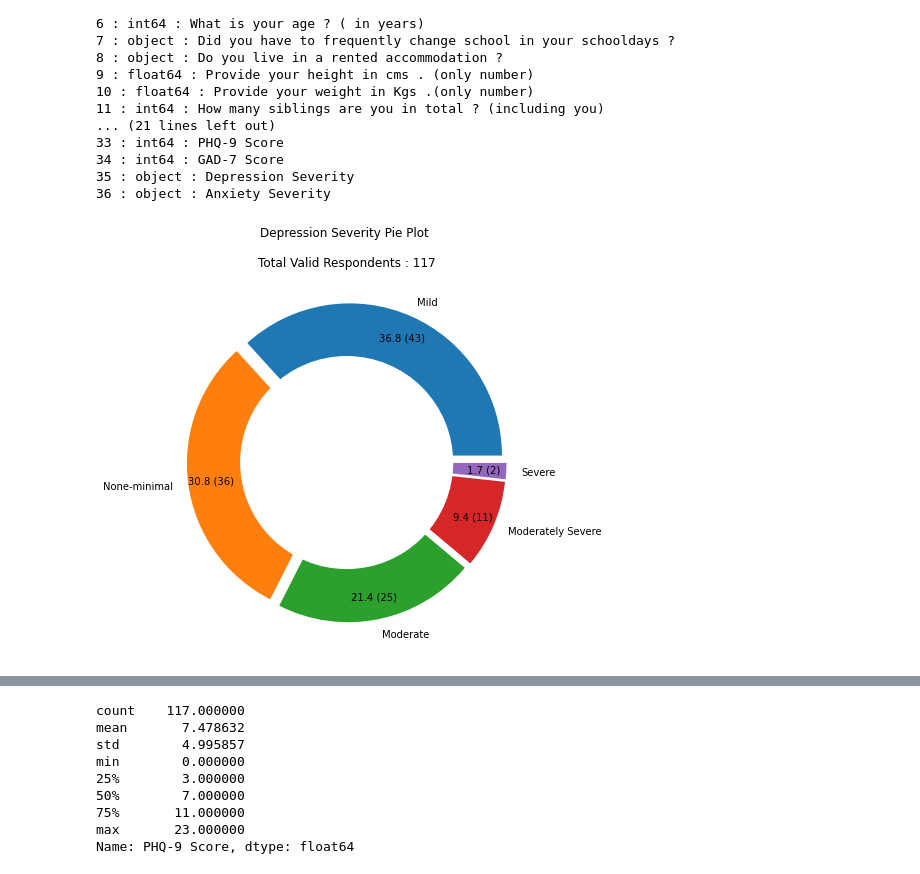
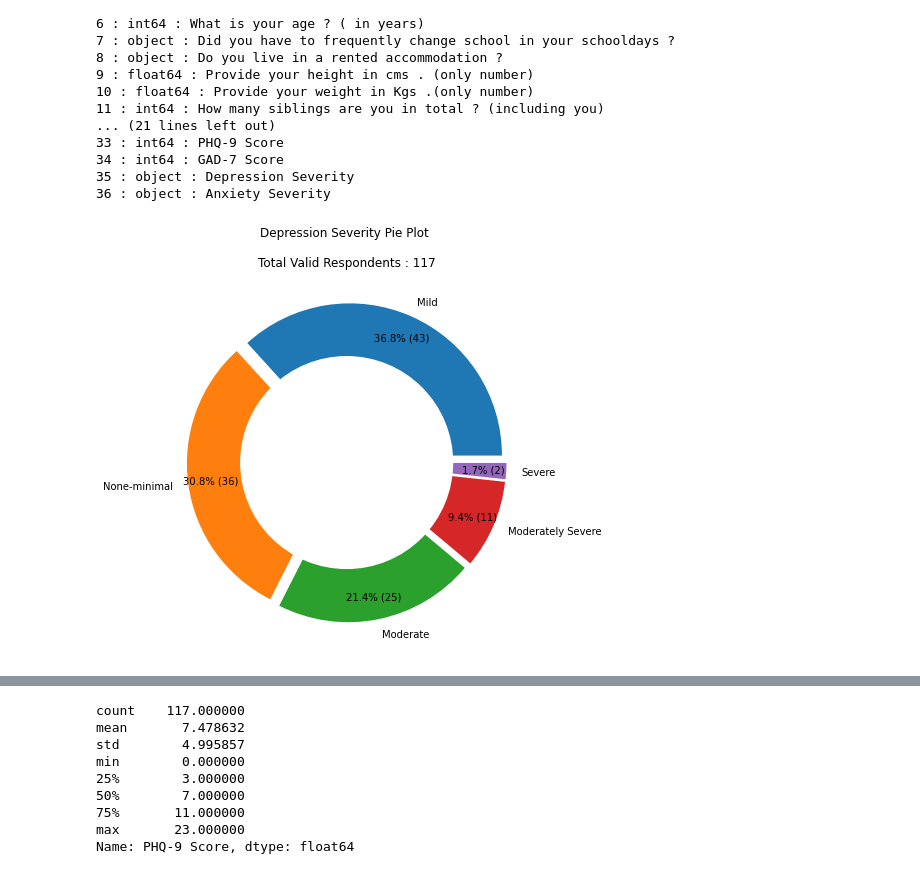
Before and after one commit to Alpha-Knight-Zero/Research, a Jupyter notebook: Mental Health in Covid-19/Our Project/Mental.ipynb, the cells around one changed output, grey strips where cells are left out. Drawn from its saved outputs; the diff is of its cells as text; code cells hidden in the pictures.

```diff
--- a/Mental Health in Covid-19/Our Project/Mental.ipynb
+++ b/Mental Health in Covid-19/Our Project/Mental.ipynb
@@ -72,18 +72,22 @@ data.drop("Timestamp",axis=1,inplace=True)
 # %%
 valid_participants=len(data.index)
 # %%
+valid_participants=0
 def absolute_num(x):
-    return "{:.1f} ({})".format(x,round(x*valid_participants/100))
+    global valid_participants
+    return "{:.1f}% ({})".format(x,round(x*valid_participants/100))
 # %%
 fig = plt.figure(figsize =(10, 7))
+
+valid_participants=len(data["Depression Severity"])
 
 plt.pie(data["Depression Severity"].value_counts(),labels=["Mild","None-minimal","Moderate","Moderately Severe","Severe"],autopct=absolute_num,startangle=0,pctdistance=0.85,explode=(0.05,0.05,0.05,0.05,0.05))
 
 centre_circle = plt.Circle((0,0),0.70,fc='white')
 fig = plt.gcf()
 fig.gca().add_artist(centre_circle)
 
 plt.title("Depression Severity Pie Plot \n\nTotal Valid Respondents : "+str(valid_participants))
 plt.show()
 # %% [output]
-[figure, old version]
+[figure, new version]
```
Also changed, not shown: parts of 5 cells of this notebook.
